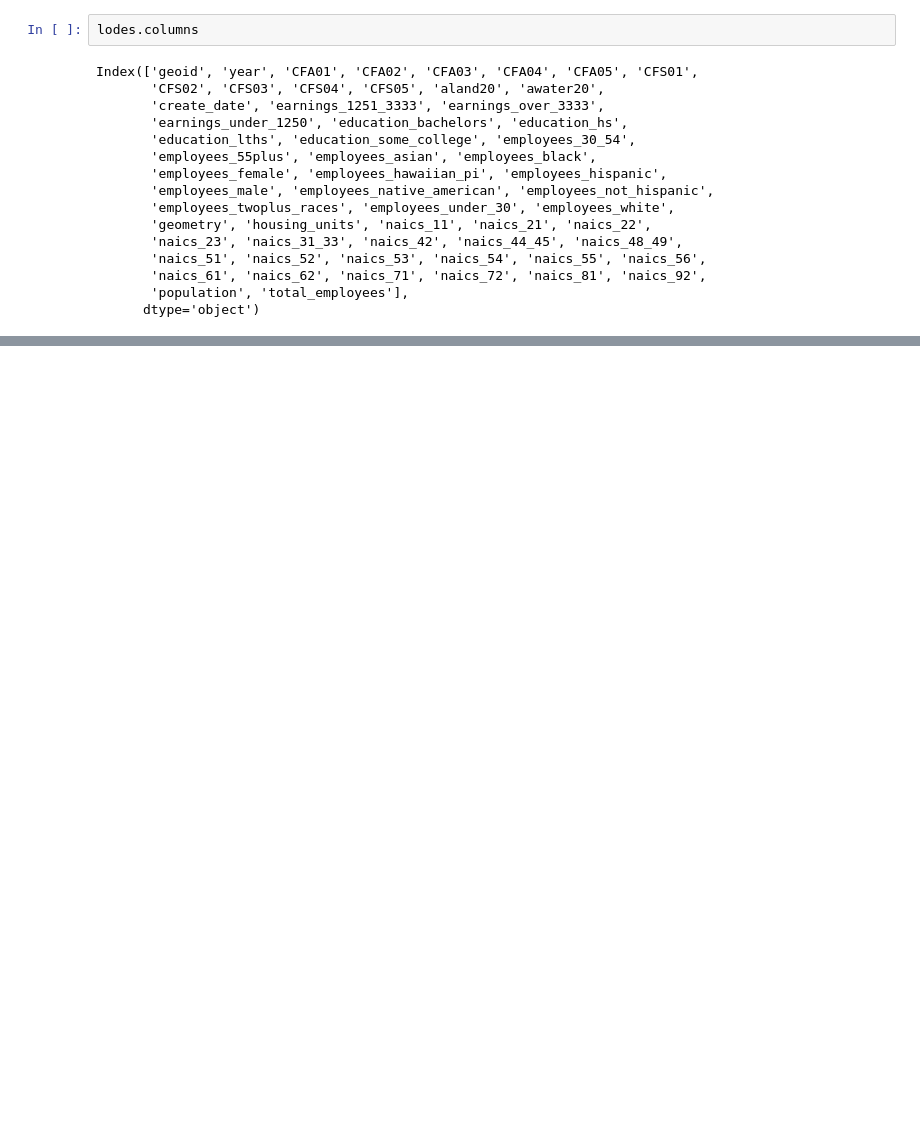
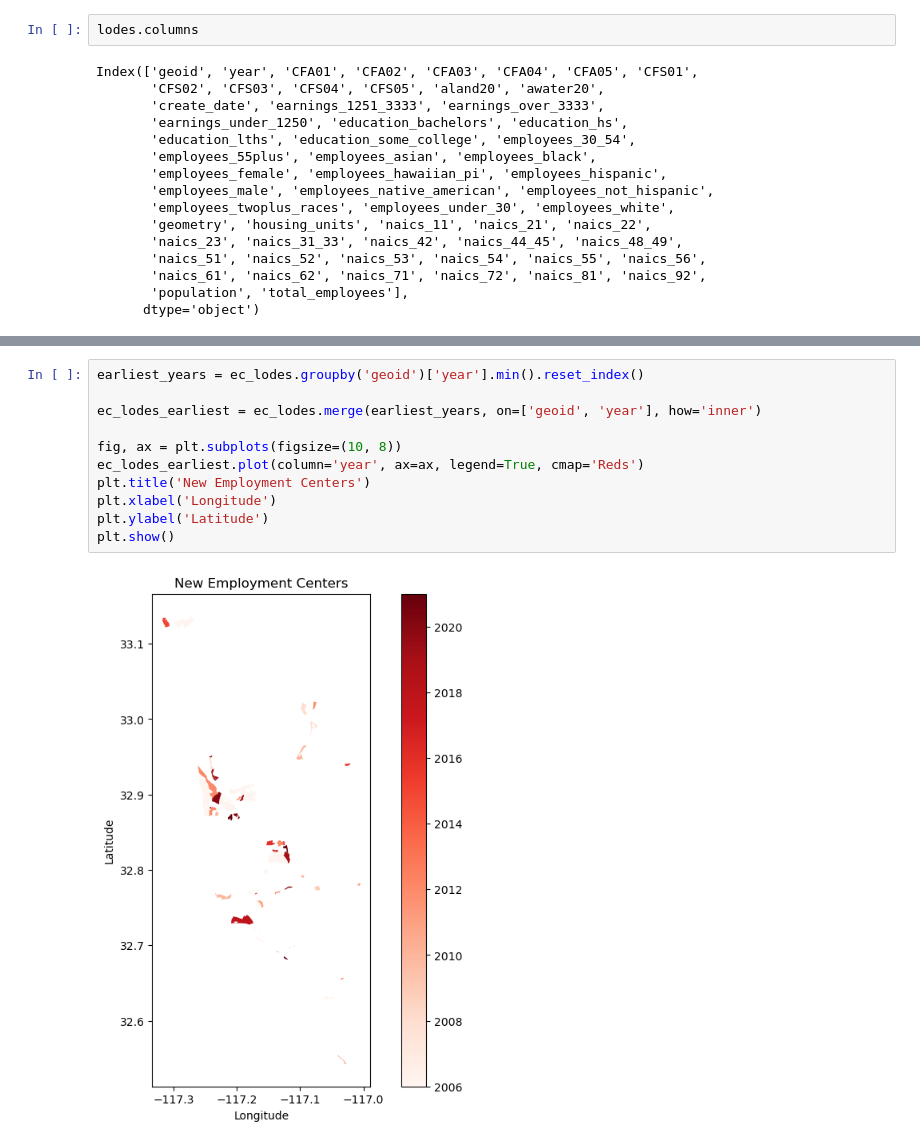
Before and after one commit to bartelgracie/Employment-Centers-, a Jupyter notebook: history.ipynb, the cells around one changed output, grey strips where cells are left out. Cells and saved outputs as stored; diff of their text form; blank space fills up the shorter version.

```diff
--- a/history.ipynb
+++ b/history.ipynb
@@ -84,0 +151,13 @@ IndexError: index 2021 is out of bounds for axis 0 with size 4
+# %%
+earliest_years = ec_lodes.groupby('geoid')['year'].min().reset_index()
+
+ec_lodes_earliest = ec_lodes.merge(earliest_years, on=['geoid', 'year'], how='inner')
+
+fig, ax = plt.subplots(figsize=(10, 8))
+ec_lodes_earliest.plot(column='year', ax=ax, legend=True, cmap='Reds')
+plt.title('New Employment Centers')
+plt.xlabel('Longitude')
+plt.ylabel('Latitude')
+plt.show()
+# %% [output]
+[figure, added]
```
Also changed, not shown: parts of 33 cells of this notebook.
